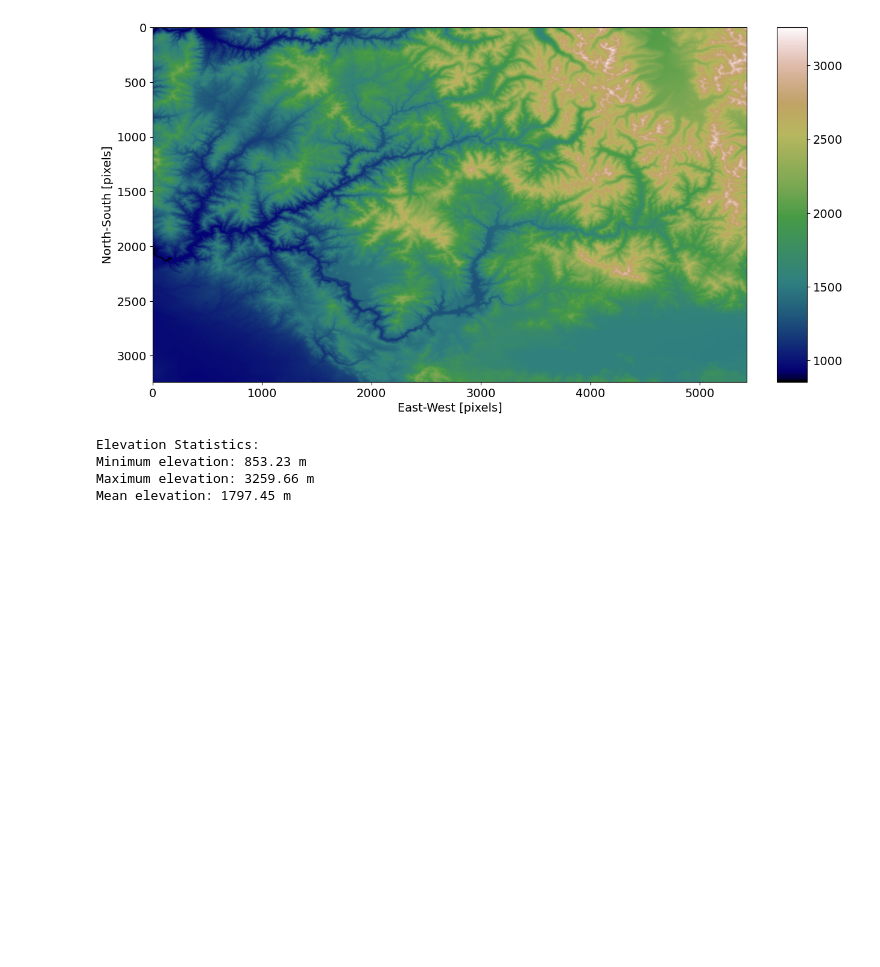
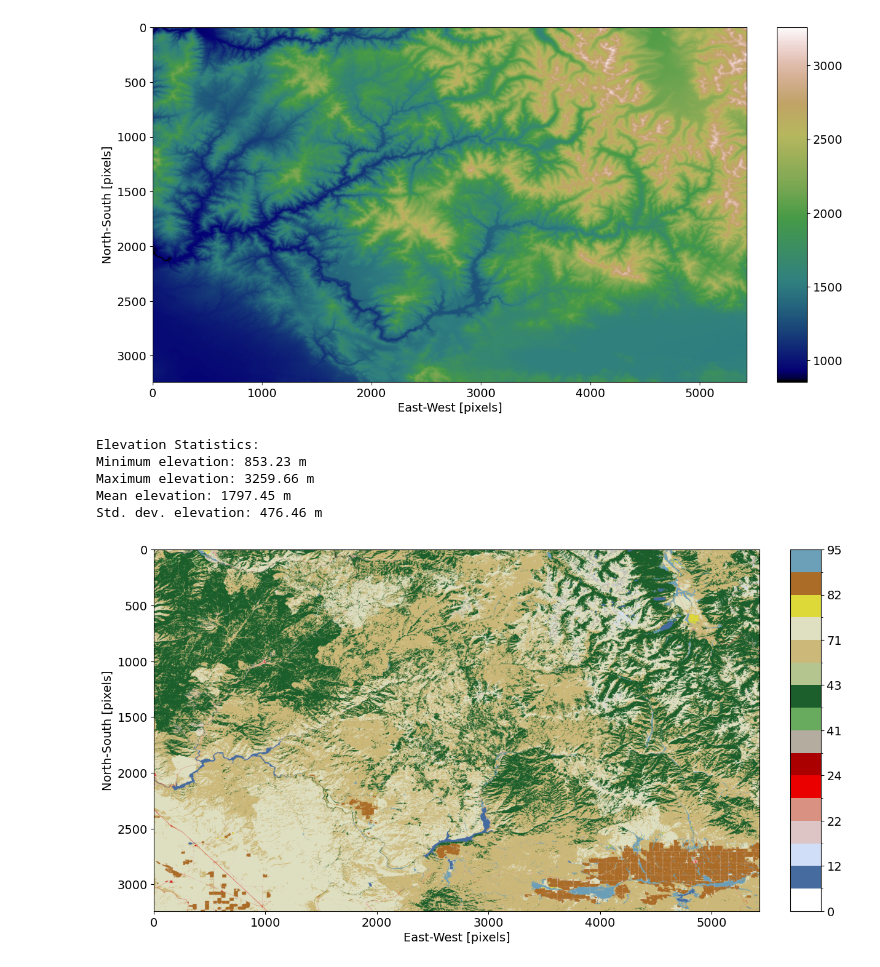
Before and after one commit to scottfordham/sf-GEOS505, a Jupyter notebook: Unit04-Geospatial-Data/Raster Data 1 - Hypsometric Curves.ipynb, the cells around one changed output. Saved outputs shown, nothing was run; the diff lists cells and outputs as text; code cells hidden in the pictures; blank space fills up the shorter version.

```diff
--- a/Unit04-Geospatial-Data/Raster Data 1 - Hypsometric Curves.ipynb
+++ b/Unit04-Geospatial-Data/Raster Data 1 - Hypsometric Curves.ipynb
@@ -42,12 +45,14 @@ plt.show()
 zmin = elev_array.min()
 zmax = elev_array.max()
 zmean = elev_array.mean()
+zstd = elev_array.std()
 
 zstats = f'''
 Elevation Statistics:
 Minimum elevation: {zmin:.{2}f} m
 Maximum elevation: {zmax:.{2}f} m
 Mean elevation: {zmean:.{2}f} m
+Std. dev. elevation: {zstd:.{2}f} m
 '''
 
 print(zstats)
@@ -56,20 +61,23 @@ Elevation Statistics:
 Minimum elevation: 853.23 m
 Maximum elevation: 3259.66 m
 Mean elevation: 1797.45 m
+Std. dev. elevation: 476.46 m
 # %%
 # Get NLCD colormap using pygeohydro tool stack
 cmap, norm, levels = gh.plot.cover_legends()
 
 fig, ax = plt.subplots(figsize = (14,8))
-im = ax.imshow(np.flipud(lulc_array),cmap=cmap)
+im = ax.imshow(np.flipud(lulc_array),cmap=cmap, norm=norm)
 ax.set_xlabel('East-West [pixels]')
 ax.set_ylabel('North-South [pixels]')
 divider = make_axes_locatable(ax)
 cax = divider.new_horizontal(size = '5%', pad = 0.5, pack_start = False)
 fig.add_axes(cax)
 fig.colorbar(mappable=im, cax=cax)
 
 plt.show()
+# %% [output]
+[figure, added]
 # %%
 zhist, zbins = np.histogram(elev_array, bins=25)
 zbin_center = (zbins[:-1] + zbins[1:])/2
```
Also changed, not shown: parts of 5 cells of this notebook, 2 other files.
